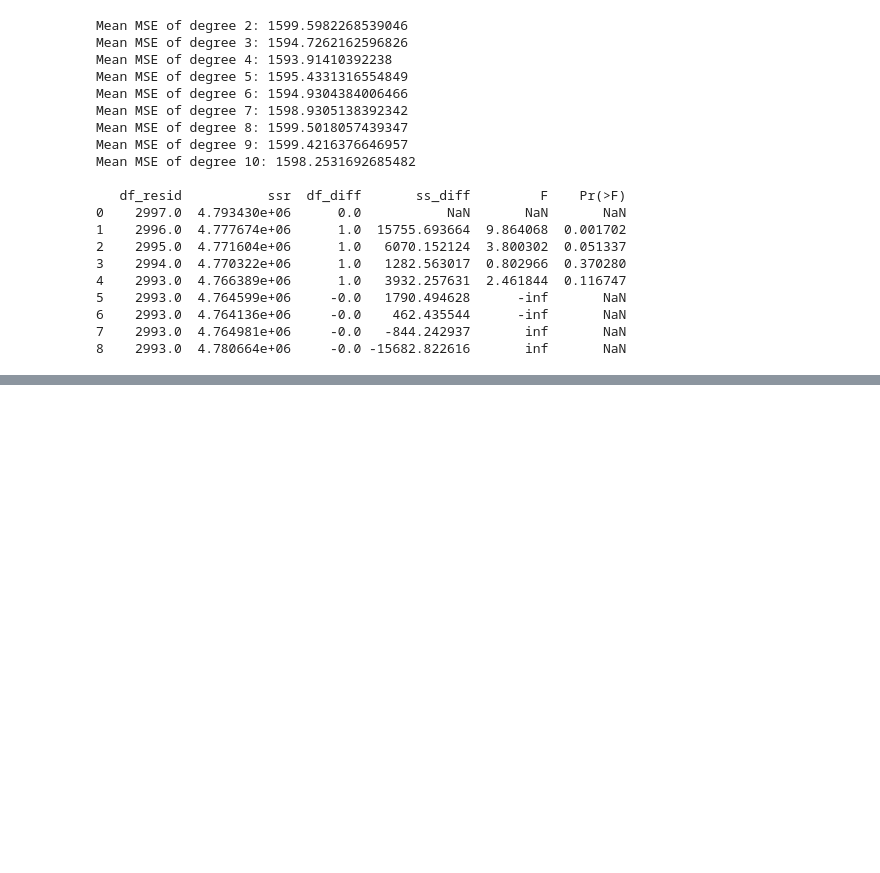
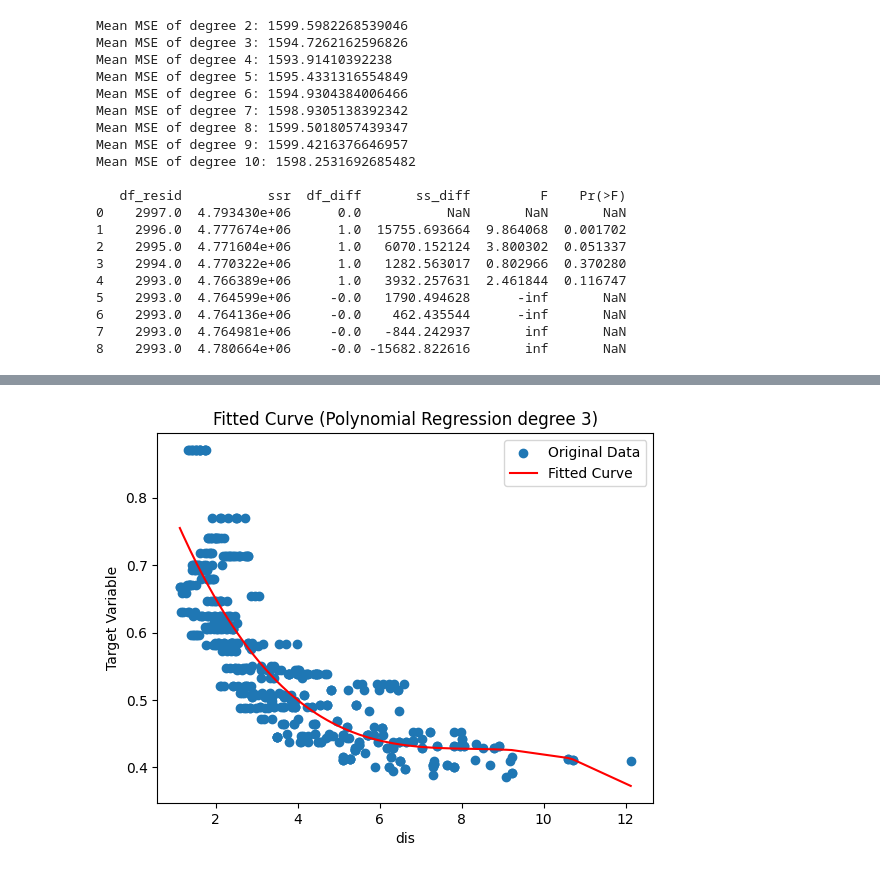
Before and after one commit to QuanPham19/statistical-modeling, a Jupyter notebook: 7-2-practice.ipynb, the cells around one changed output, grey strips where cells are left out. Drawn from its saved outputs; the diff is of its cells as text; code cells hidden in the pictures; blank space fills up the shorter version.

```diff
--- a/7-2-practice.ipynb
+++ b/7-2-practice.ipynb
@@ -112,0 +143,16 @@ Mean MSE of degree 19: 1616.9001370837516
+# %%
+y = Boston['nox']
+dis = Boston['dis']
+
+dis = sm.add_constant(dis)
+model_list = []
+
+for high in range(2, 11):
+    X = dis.copy()
+    for deg in range(2, high + 1):
+        X[f'dis_{deg}'] = X['dis'] ** deg
+    model = sm.OLS(y, X).fit()
+    model_list.append(model)
+
+    scores = cross_val_score(LinearRegression(), X, y, cv=5, scoring='neg_mean_squared_error')
+    print(f"Mean MSE of degree {high}: {-scores.mean()}")
@@ -112,0 +174,19 @@ Mean MSE of degree 19: 1616.9001370837516
+# %%
+X = dis.copy()
+for deg in range(2, 3 + 1):
+    X[f'dis_{deg}'] = X['dis'] ** deg
+model = sm.OLS(y, X).fit()
+
+X_sorted = X.sort_values(by='dis')  # Sort by dis for a smooth curve
+predictions = model.predict(X_sorted)
+
+plt.scatter(dis['dis'], y, label='Original Data')
+plt.plot(X_sorted['dis'], predictions, color='red', label='Fitted Curve')
+
+plt.xlabel('dis')
+plt.ylabel('Target Variable')
+plt.legend()
+plt.title(f'Fitted Curve (Polynomial Regression degree {deg})')
+plt.show()
+# %% [output]
+[figure, added]
```
Also changed, not shown: parts of 11 cells of this notebook.
